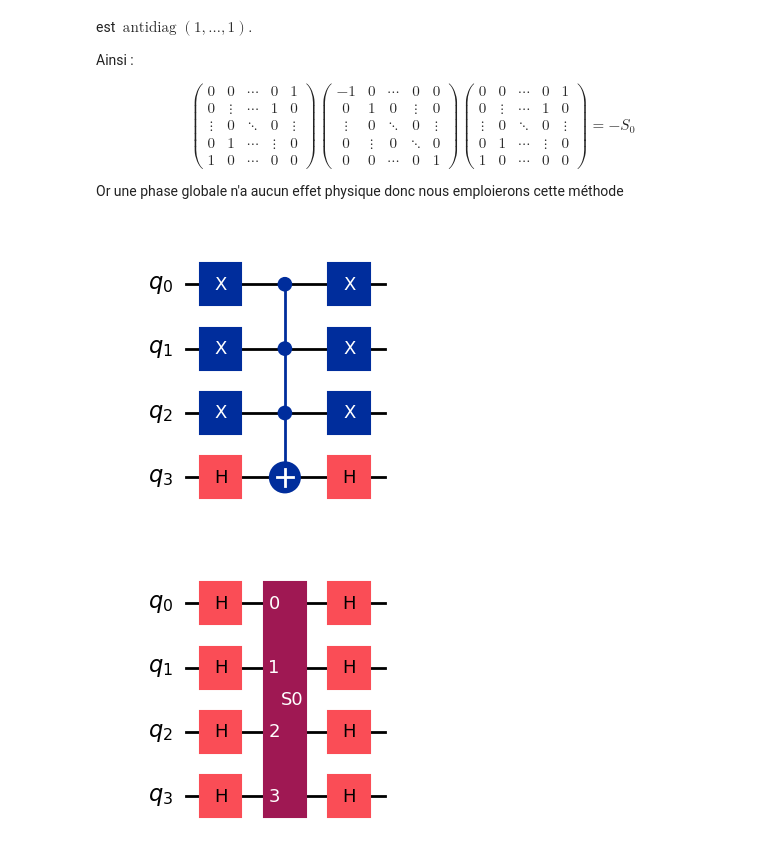
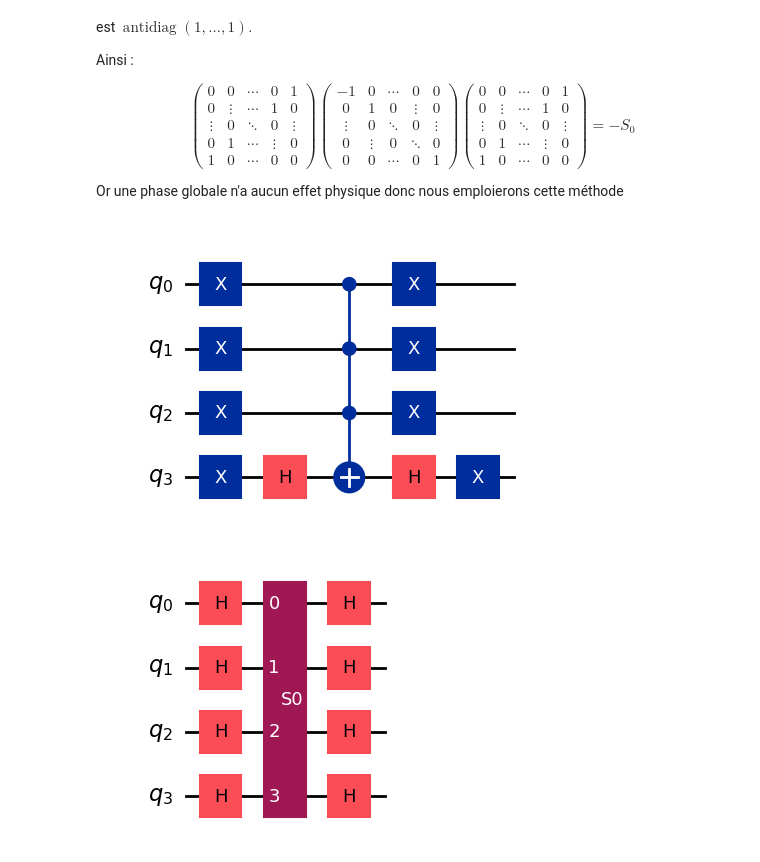
Before and after one commit to q-IL/quantum_algorithms, a Jupyter notebook: grover.ipynb, the cells around one changed output. Saved outputs shown, nothing was run; the diff lists cells and outputs as text; code cells hidden in the pictures.

```diff
--- a/grover.ipynb
+++ b/grover.ipynb
@@ -223,0 +277,3 @@ plot_histogram(counts)
+# %%
+#oracle donné
+f="(x1 & ~x2 & x3 & x4)"
@@ -223,0 +321,6 @@ plot_histogram(counts)
+# %%
+build_oracle=build_and_oracle(f)
+oracle=build_oracle[0]
+n=build_oracle[1]
+oracle_gate = oracle.to_gate(label="oracle")
+oracle.draw("mpl")
@@ -262,27 +367,26 @@ $$
 Or une phase globale n'a aucun effet physique donc nous emploierons cette méthode
 # %%
 from qiskit import QuantumCircuit
-n=4
 s_0 = QuantumCircuit(n)
 # transform |001> -> |111>
-for i in range(n-1):
+for i in range(n):
     s_0.x(i)
 
 # Porte CCZ
 
 s_0.h(n-1)
 s_0.mcx(list(range(n-1)), n-1) #porte multi-controlée
 
 s_0.h(n-1)
 
 # on revient dans la base initiale
-for i in range(n-1):
+for i in range(n):
     s_0.x(i)
 
 s0_gate = s_0.to_gate(label="S0")
 s_0.draw("mpl")
 # %% [output]
-[figure, old version]
+[figure, new version]
 # %%
 #On réalise maintenant la porte s_psi à partir de s_0
 s_psi = QuantumCircuit(n)
```
Also changed, not shown: parts of 27 cells of this notebook.
